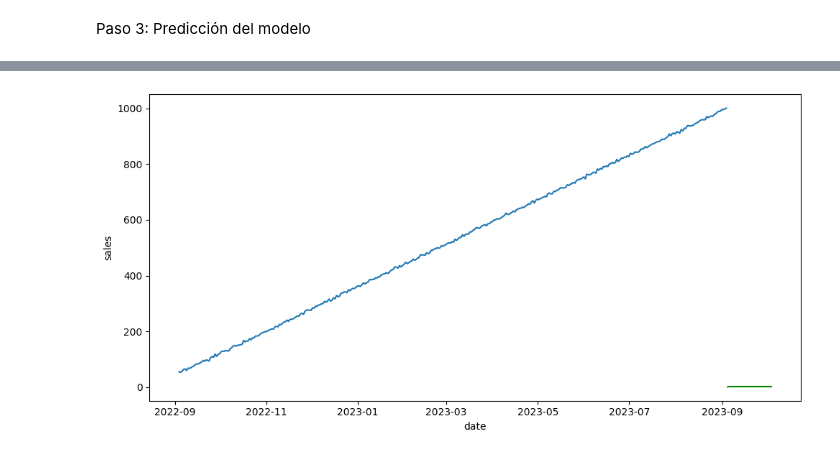
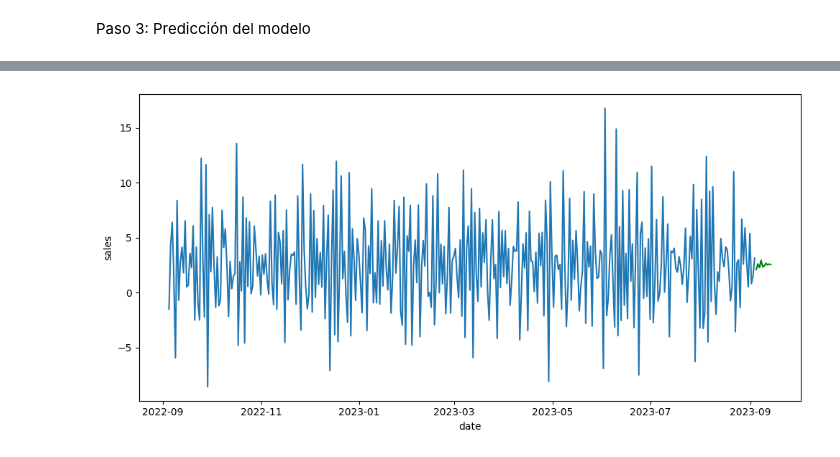
Before and after one commit to KevinKennyy/Proyecto-de-Serie-Temporal-Alternativa, a Jupyter notebook: src/Proyecto.ipynb, the cells around one changed output, grey strips where cells are left out. Cells and saved outputs as stored; diff of their text form; code cells hidden in the pictures.

```diff
--- a/src/Proyecto.ipynb
+++ b/src/Proyecto.ipynb
@@ -185,3 +186,7 @@ Si la autocorrelación disminuye significativamente a medida que avanza en la se
  Paso 3: Entrenamiento del modelo
 
  ARIMA
+# %%
+ts_stationary = ts_total.diff().dropna()
+
+test_stationarity(ts_stationary)
@@ -196,6 +211,6 @@ Si estableces seasonal=False, el parámetro m no tiene ningún efecto y se ignor
 # %%
 from pmdarima import auto_arima
 
-model = auto_arima(ts_stationary, seasonal = False, trace = True, m = 7)
+model = auto_arima(ts_stationary, seasonal = True, trace = True, m = 7)
 # %% [output]
 Performing stepwise search to minimize aic
@@ -259,6 +277,6 @@ Warnings:
 # %% [markdown]
 Paso 3: Predicción del modelo
 # %%
-forecast = model.predict(30)
+forecast = model.predict(10)
 forecast
 # %% [output]
@@ -282,13 +294,13 @@ Freq: D, dtype: float64
 # %%
 import matplotlib.pyplot as plt
 
 fig, axis = plt.subplots(figsize = (10, 5))
 
-sns.lineplot(data = ts_total)
+sns.lineplot(data = ts_stationary)
 sns.lineplot(data = forecast, c = "green")
 
 plt.tight_layout()
 
 plt.show()
 # %% [output]
-[figure, old version]
+[figure, new version]
```
Also changed, not shown: parts of 6 cells of this notebook.
